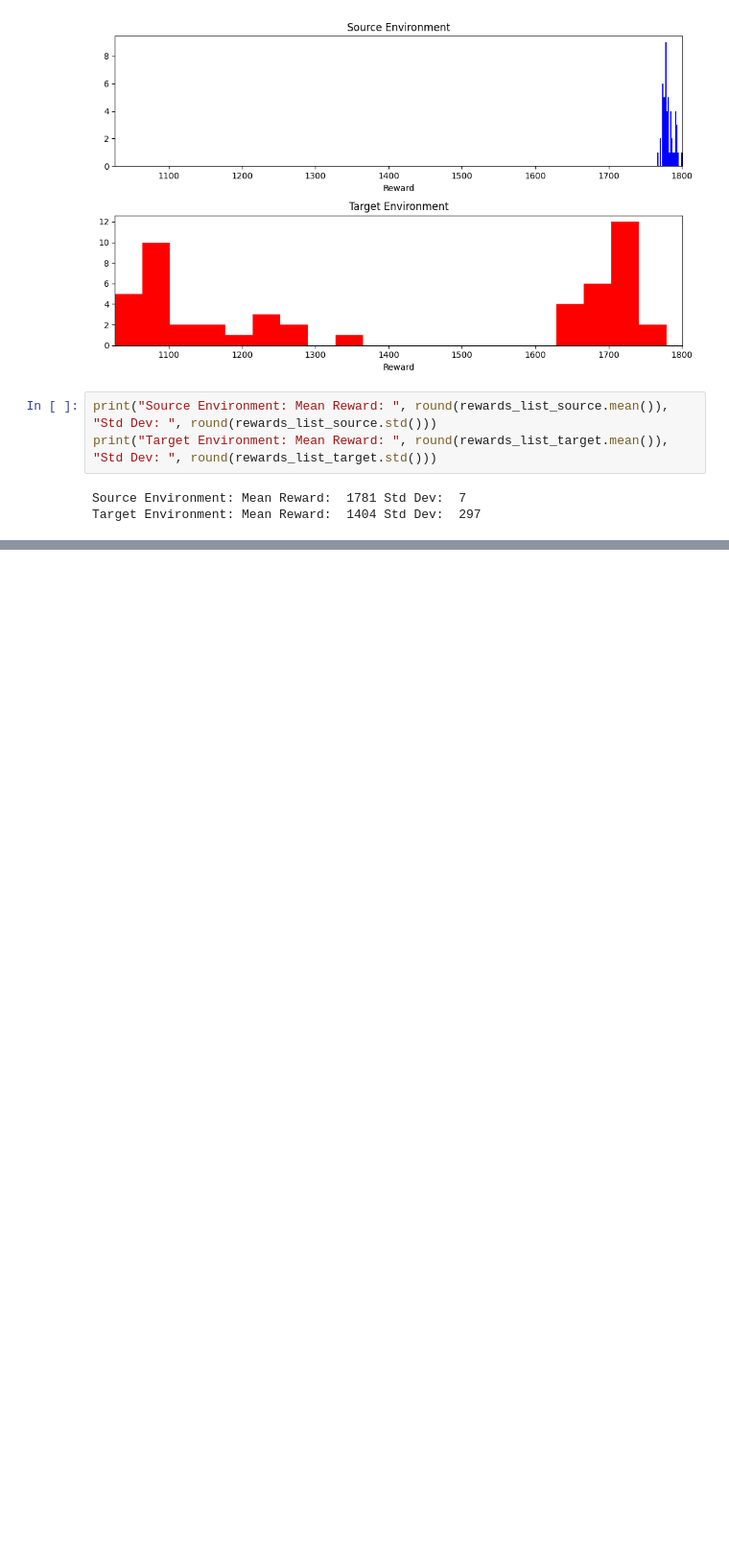
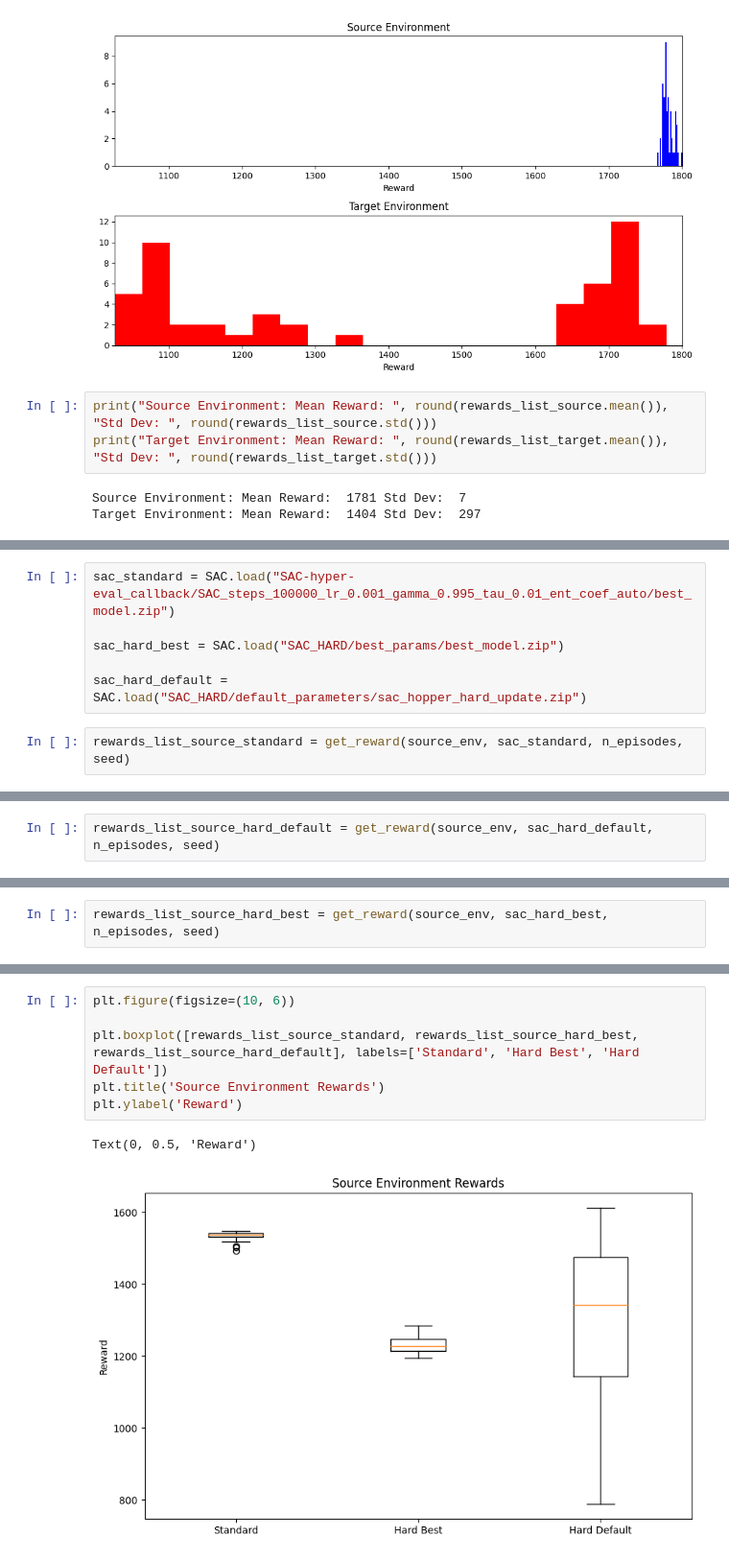
Before and after one commit to alibehlooie/RL, a Jupyter notebook: SAC.ipynb, the cells around one changed output, grey strips where cells are left out. Shown at 96% size. Drawn from its saved outputs; the diff is of its cells as text; blank space fills up the shorter version.

```diff
--- a/SAC.ipynb
+++ b/SAC.ipynb
@@ -172,0 +179,8 @@ plt.show()
+# %%
+sac_standard = SAC.load("SAC-hyper-eval_callback/SAC_steps_100000_lr_0.001_gamma_0.995_tau_0.01_ent_coef_auto/best_model.zip")
+
+sac_hard_best = SAC.load("SAC_HARD/best_params/best_model.zip")
+
+sac_hard_default = SAC.load("SAC_HARD/default_parameters/sac_hopper_hard_update.zip")
+# %%
+rewards_list_source_standard = get_reward(source_env, sac_standard, n_episodes, seed)
@@ -172,0 +205,2 @@ plt.show()
+# %%
+rewards_list_source_hard_default = get_reward(source_env, sac_hard_default, n_episodes, seed)
@@ -172,0 +225,2 @@ plt.show()
+# %%
+rewards_list_source_hard_best = get_reward(source_env, sac_hard_best, n_episodes, seed)
@@ -172,0 +245,9 @@ plt.show()
+# %%
+plt.figure(figsize=(10, 6))
+
+plt.boxplot([rewards_list_source_standard, rewards_list_source_hard_best, rewards_list_source_hard_default], labels=['Standard', 'Hard Best', 'Hard Default'])
+plt.title('Source Environment Rewards')
+plt.ylabel('Reward')
+# %% [output]
+Text(0, 0.5, 'Reward')
+[figure, added]
```
Also changed, not shown: parts of 6 cells of this notebook, 10 other files.
